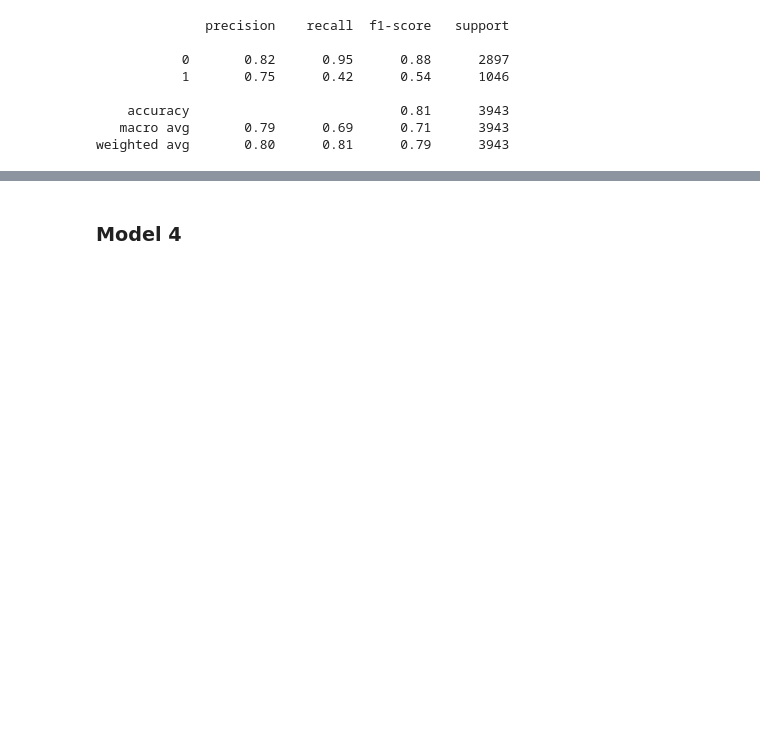
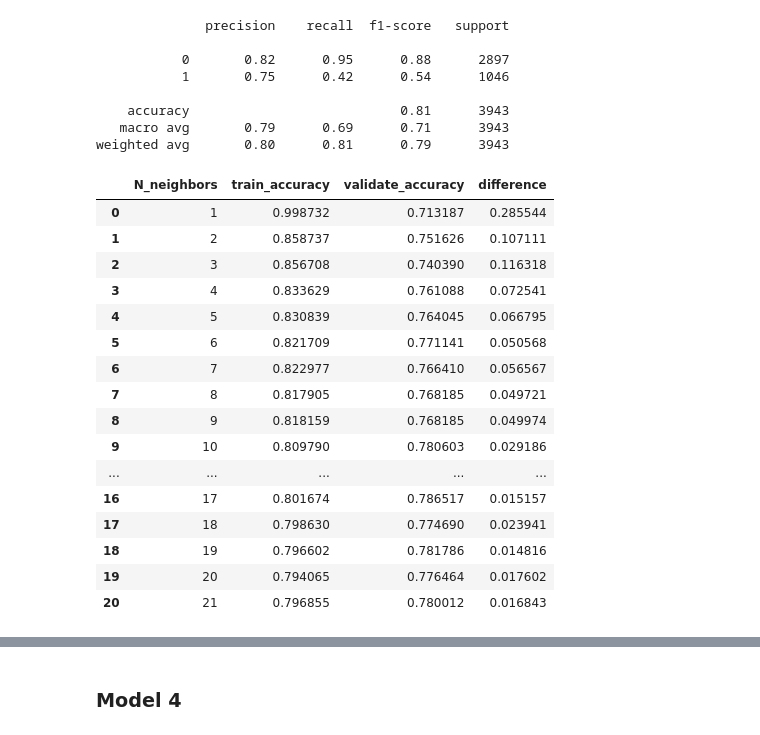
Before and after one commit to JoshuaHolt-Tech/classification_project, a Jupyter notebook: working_notebook.ipynb, the cells around one changed output, grey strips where cells are left out. Cells and saved outputs as stored; diff of their text form; code cells hidden in the pictures; blank space fills up the shorter version.

```diff
--- a/working_notebook.ipynb
+++ b/working_notebook.ipynb
@@ -697,4 +695,24 @@ knn_df = pd.DataFrame(metrics)
 knn_df['difference'] = knn_df.train_accuracy - knn_df.validate_accuracy
+# %%
+knn_df
+# %% [output]
+|  | N_neighbors | train_accuracy | validate_accuracy | difference |
+| 0 | 1 | 0.998732 | 0.713187 | 0.285544 |
+| 1 | 2 | 0.858737 | 0.751626 | 0.107111 |
+| 2 | 3 | 0.856708 | 0.740390 | 0.116318 |
+| 3 | 4 | 0.833629 | 0.761088 | 0.072541 |
+| 4 | 5 | 0.830839 | 0.764045 | 0.066795 |
+| 5 | 6 | 0.821709 | 0.771141 | 0.050568 |
+| 6 | 7 | 0.822977 | 0.766410 | 0.056567 |
+| 7 | 8 | 0.817905 | 0.768185 | 0.049721 |
+| 8 | 9 | 0.818159 | 0.768185 | 0.049974 |
+| 9 | 10 | 0.809790 | 0.780603 | 0.029186 |
+| ... | ... | ... | ... | ... |
+| 16 | 17 | 0.801674 | 0.786517 | 0.015157 |
+| 17 | 18 | 0.798630 | 0.774690 | 0.023941 |
+| 18 | 19 | 0.796602 | 0.781786 | 0.014816 |
+| 19 | 20 | 0.794065 | 0.776464 | 0.017602 |
+| 20 | 21 | 0.796855 | 0.780012 | 0.016843 |
 # %%
 #Plotting the train versus validate scores
 plt.figure(figsize=(10,4))
```
Also changed, not shown: parts of 14 cells of this notebook, 2 other files.
